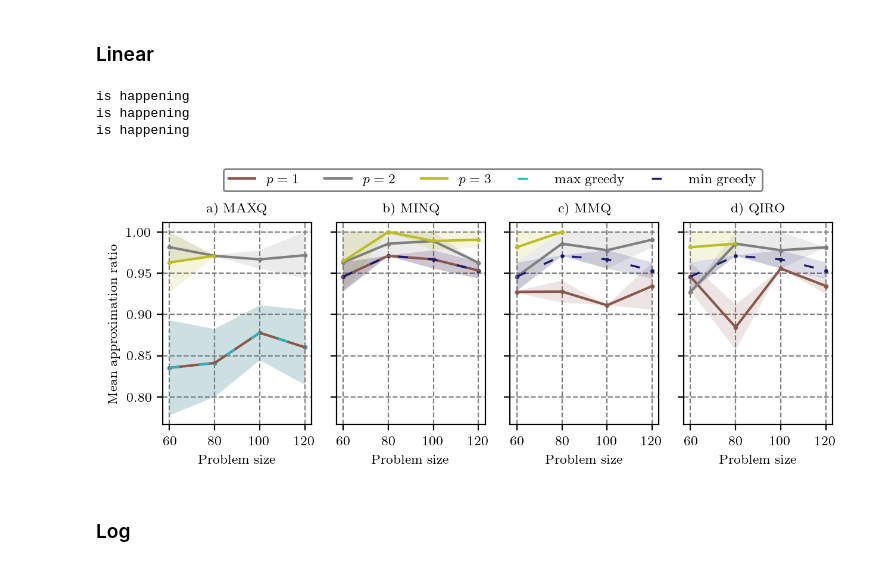
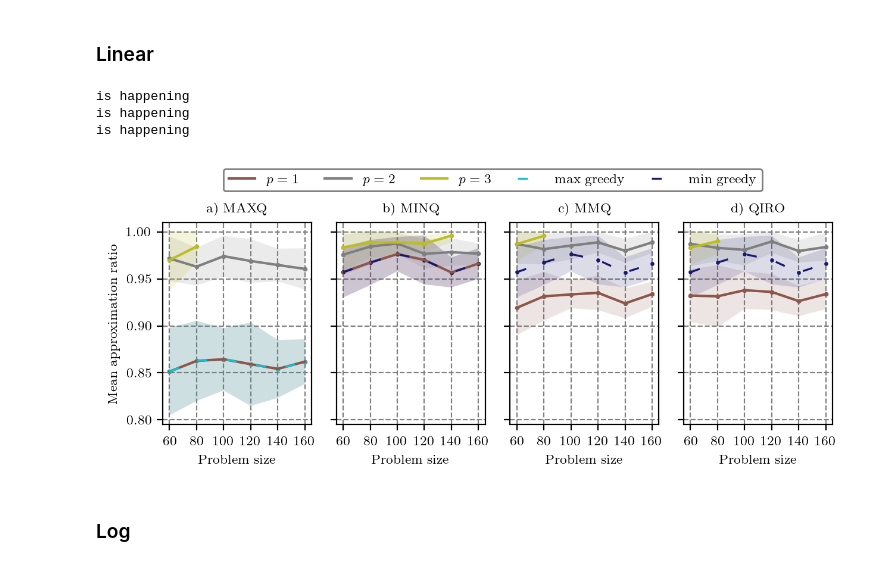
Before and after one commit to jernejrudifinzgar/qiro, a Jupyter notebook: Experiments/MIS_QIRO/scripts/plotting.ipynb, the cells around one changed output. Saved outputs shown, nothing was run; the diff lists cells and outputs as text; code cells hidden in the pictures.

```diff
--- a/Experiments/MIS_QIRO/scripts/plotting.ipynb
+++ b/Experiments/MIS_QIRO/scripts/plotting.ipynb
@@ -103,11 +103,11 @@ def get_results(variation, p, runs, ns, iterations, version):
 # %%
 colors=['tab:blue', 'tab:orange', 'tab:green', 'tab:red', 'tab:purple', 'tab:pink', 'tab:brown', 'tab:grey', 'tab:olive', 'midnightblue', 'tab:cyan']
 ps = [1, 2, 3]
-runs = list(range(2))
+runs = list(range(20))
 variations = ['MAXQ', 'MINQ', 'MMQ', 'QIRO']
 iterations = [0]
 version = 3
-ns = [60, 80, 100, 120]
+ns = [60, 80, 100, 120, 140, 160]
 
 major_yticks_pos = [0.8, 0.9, 0.95, 0.99]
 major_yticks_names = [0.8, 0.9, 0.95, 0.99]
@@ -115,7 +115,6 @@ major_yticks_names_2 = [None for _ in range(len(major_yticks_pos))]
 minor_yticks_pos = [0.81, 0.82, 0.83, 0.84, 0.85, 0.86, 0.87, 0.88, 0.89, 0.91, 0.92, 0.93, 0.94, 0.96, 0.97, 0.98]
 minor_ticks_names = [None for _ in range(len(minor_yticks_pos))]
 
-instances = [f'density{round(density,2)}_id{k}' for density in densities for k in range(10)]
 recalc_intervals = [1, 2, 10, 50, 100]
 methods = [f'cycle+rec{i}' for i in recalc_intervals]+['cycle']
 # labels = ['rec. interv. 1', 'rec. interv. 2','rec. interv. 5','rec. interv. 10','rec. interv. 50','rec. interv. $\infty$']
@@ -185,34 +184,34 @@ for ax in axs:
     #ax.set_ylim(bottom=0.79, top=0.995)
 
 
 
 axs[0].set_ylabel('Mean approximation ratio')
 #ax1.set_xticks(range(1, 17, 2), np.round(np.linspace(0.1, 0.80, 8), 2))
 #ax1.set_xticks()
 # ax1.set_yscale('logit')
 axs[0].set_title('a) MAXQ', loc='center')
 axs[1].set_title('b) MINQ', loc='center')
 axs[2].set_title('c) MMQ', loc='center')
 axs[3].set_title('d) QIRO', loc='center')
 # #ax1.gca()
 # ax1.yaxis.set_ticklabels([])
 # ax1.set_ylim(bottom=0.79, top=0.9997)
 #axs[0].set_yticks(major_yticks_pos, major_yticks_names)
 #axs[0].set_yticks(minor_yticks_pos, minor_ticks_names, minor=True)
 
 plt.tight_layout()
 lines, labels = axs[0].get_legend_handles_labels()
 lines2, labels2 = axs[1].get_legend_handles_labels()
 lines.append(lines2[-1])
 labels.append(labels2[-1])
 axs[1].legend(lines, labels, loc='upper center', ncols=6, bbox_to_anchor=(1.05, 1.3), fancybox=True, edgecolor = 'grey', framealpha=1, facecolor=None)
 #fig.savefig('./plots/appr_vs_density_log_gurobi_std_80_graphs_missing_errors.pdf', dpi=300, bbox_inches='tight')
 plt.show()
 # %% [output]
 is happening
 is happening
 is happening
-[figure, old version]
+[figure, new version]
 # %% [markdown]
 ### Log
 # %%
```
Also changed, not shown: 8 other files.
